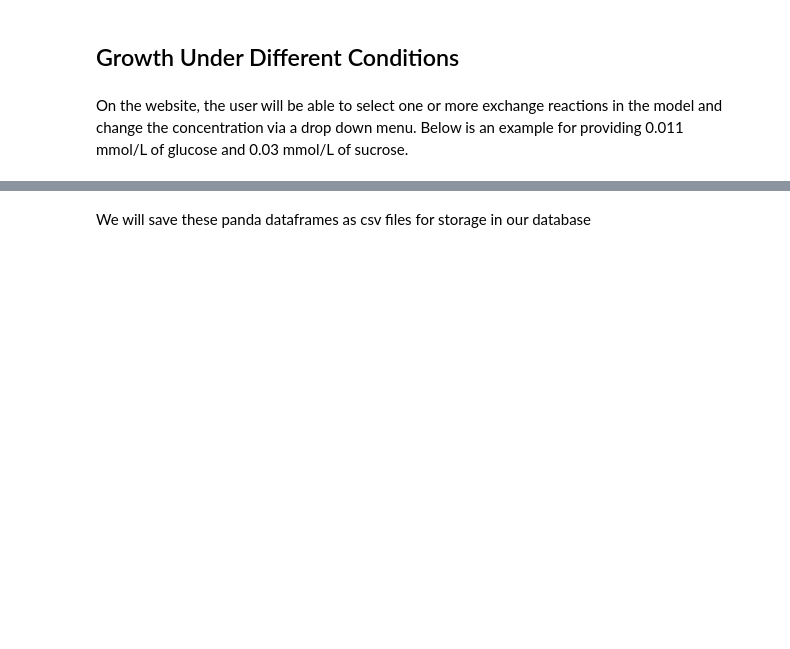
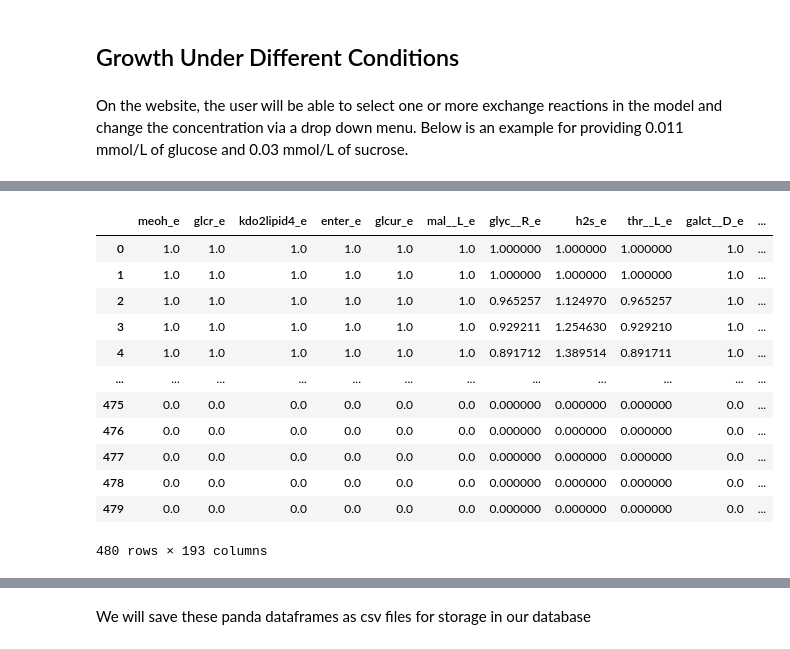
Before and after one commit to esameth/gapfill_db, a Jupyter notebook: tutorial/tutorial.ipynb, the cells around one changed output, grey strips where cells are left out. Saved outputs shown, nothing was run; the diff lists cells and outputs as text; code cells hidden in the pictures; blank space fills up the shorter version.

```diff
--- a/tutorial/tutorial.ipynb
+++ b/tutorial/tutorial.ipynb
@@ -196,7 +217,22 @@ for t in range(1, int(48 / timeStep)):
     for i in range(len(excInd)):
         model.exchanges.get_by_id(excInd[i].id).lower_bound = -uptakeBound[t][i]
 # %%
-# Convert concentrationMatrix into a pandas dataframe
+# Convert arrays into a pandas dataframe
 excRxnNames = [rxn.id for rxn in excInd]
 excMetNames = [rxn.id[3:] for rxn in excInd]
 concentration = pd.DataFrame(concentrationMatrix, columns =  excMetNames)
+concentration
+# %% [output]
+|  | meoh_e | glcr_e | kdo2lipid4_e | enter_e | glcur_e | mal__L_e | glyc__R_e | h2s_e | thr__L_e | galct__D_e | ... |
+| 0 | 1.0 | 1.0 | 1.0 | 1.0 | 1.0 | 1.0 | 1.000000 | 1.000000 | 1.000000 | 1.0 | ... |
+| 1 | 1.0 | 1.0 | 1.0 | 1.0 | 1.0 | 1.0 | 1.000000 | 1.000000 | 1.000000 | 1.0 | ... |
+| 2 | 1.0 | 1.0 | 1.0 | 1.0 | 1.0 | 1.0 | 0.965257 | 1.124970 | 0.965257 | 1.0 | ... |
+| 3 | 1.0 | 1.0 | 1.0 | 1.0 | 1.0 | 1.0 | 0.929211 | 1.254630 | 0.929210 | 1.0 | ... |
+| 4 | 1.0 | 1.0 | 1.0 | 1.0 | 1.0 | 1.0 | 0.891712 | 1.389514 | 0.891711 | 1.0 | ... |
+| ... | ... | ... | ... | ... | ... | ... | ... | ... | ... | ... | ... |
+| 475 | 0.0 | 0.0 | 0.0 | 0.0 | 0.0 | 0.0 | 0.000000 | 0.000000 | 0.000000 | 0.0 | ... |
+| 476 | 0.0 | 0.0 | 0.0 | 0.0 | 0.0 | 0.0 | 0.000000 | 0.000000 | 0.000000 | 0.0 | ... |
+| 477 | 0.0 | 0.0 | 0.0 | 0.0 | 0.0 | 0.0 | 0.000000 | 0.000000 | 0.000000 | 0.0 | ... |
+| 478 | 0.0 | 0.0 | 0.0 | 0.0 | 0.0 | 0.0 | 0.000000 | 0.000000 | 0.000000 | 0.0 | ... |
+| 479 | 0.0 | 0.0 | 0.0 | 0.0 | 0.0 | 0.0 | 0.000000 | 0.000000 | 0.000000 | 0.0 | ... |
+480 rows × 193 columns
```
Also changed, not shown: parts of 9 cells of this notebook, 4 other files.
